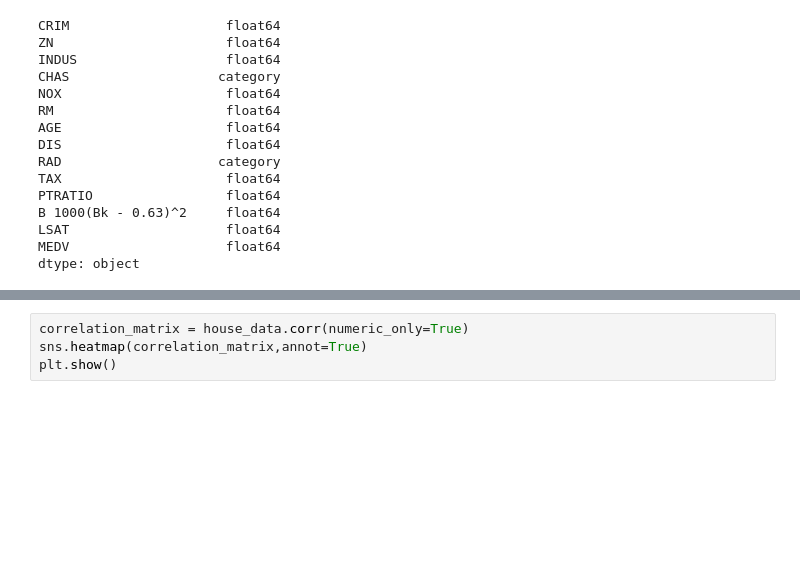
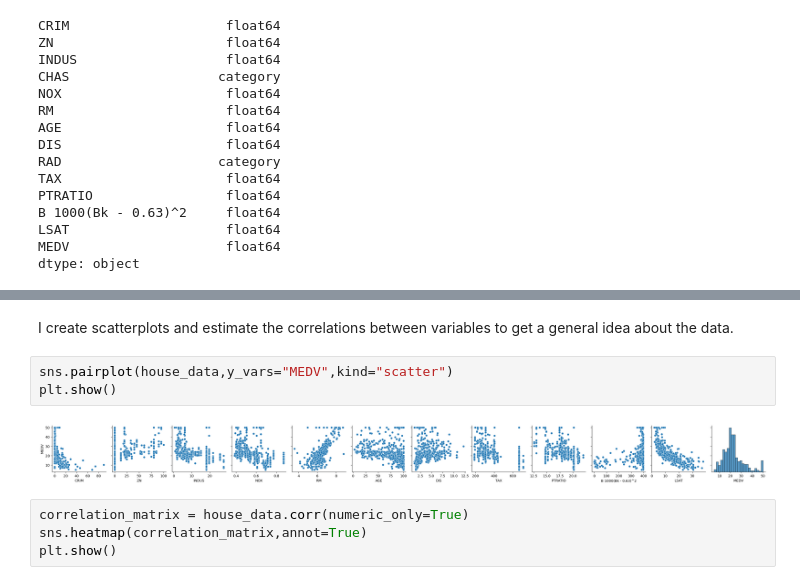
Before and after one commit to jf22201/Boston-House-Price-Regression, a Jupyter notebook: Boston_House_Price_Regression.ipynb, the cells around one changed output, grey strips where cells are left out. Saved outputs shown, nothing was run; the diff lists cells and outputs as text; blank space fills up the shorter version.

```diff
--- a/Boston_House_Price_Regression.ipynb
+++ b/Boston_House_Price_Regression.ipynb
@@ -126,6 +126,13 @@ house_data.describe()
 | 50% | 0.256510 | 0.000000 | 9.690000 | 0.538000 | 6.208500 | 77.500000 | 3.207450 | 330.000000 | 19.050000 | 391.440000 | ... |
 | 75% | 3.677083 | 12.500000 | 18.100000 | 0.624000 | 6.623500 | 94.075000 | 5.188425 | 666.000000 | 20.200000 | 396.225000 | ... |
 | max | 88.976200 | 100.000000 | 27.740000 | 0.871000 | 8.780000 | 100.000000 | 12.126500 | 711.000000 | 22.000000 | 396.900000 | ... |
+# %% [markdown]
+I create scatterplots and estimate the correlations between variables to get a general idea about the data.
+# %%
+sns.pairplot(house_data,y_vars="MEDV",kind="scatter")
+plt.show()
+# %% [output]
+[figure, added]
 # %%
 correlation_matrix = house_data.corr(numeric_only=True)
 sns.heatmap(correlation_matrix,annot=True)
```
Also changed, not shown: parts of 32 cells of this notebook.
